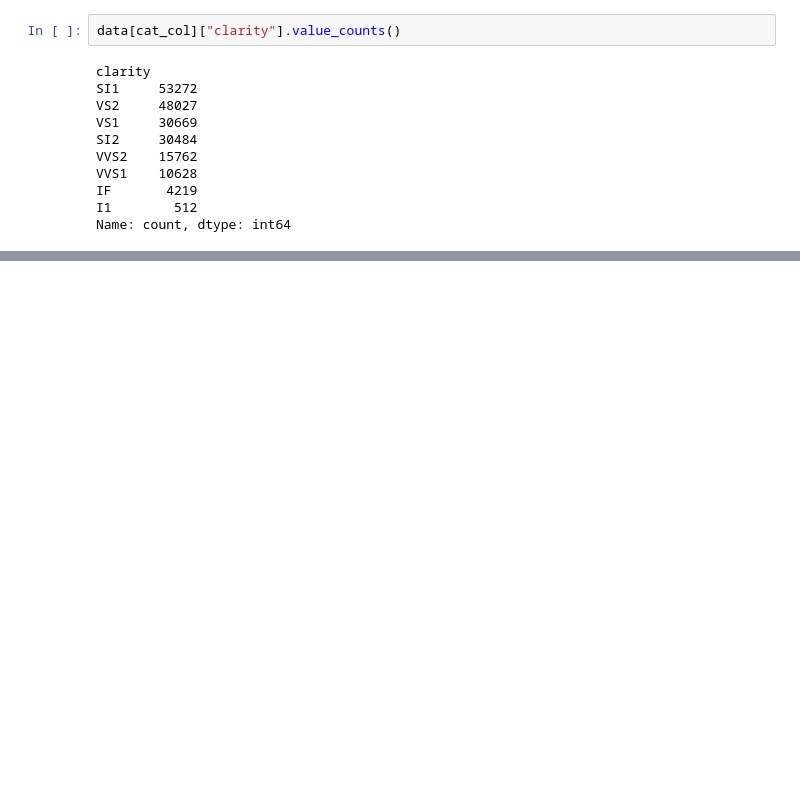
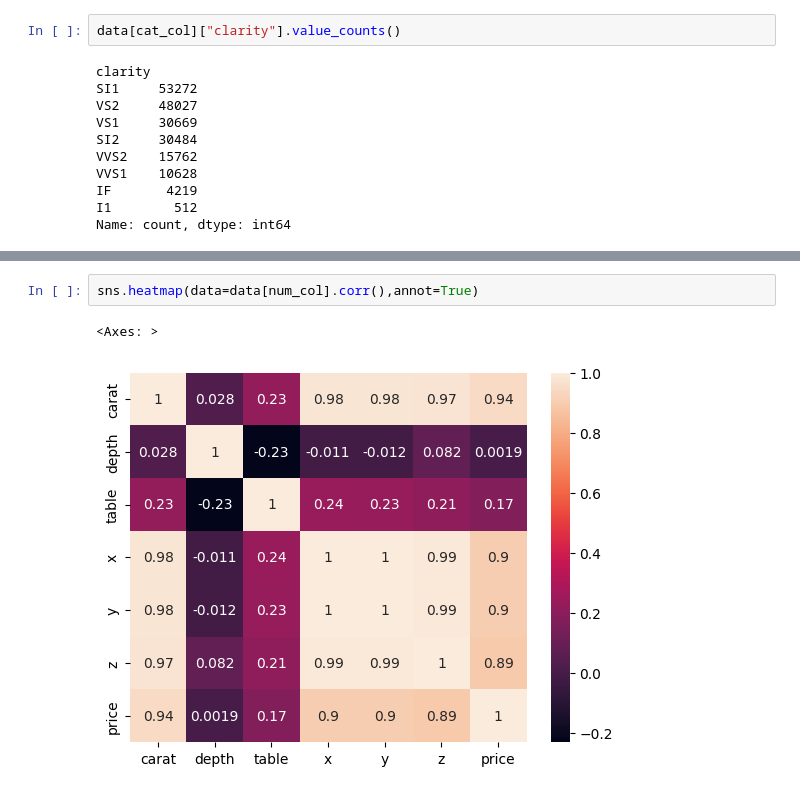
Before and after one commit to sambath-kumar/FSDM-project-Setup, a Jupyter notebook: notebooks/research.ipynb, the cells around one changed output, grey strips where cells are left out. Saved outputs shown, nothing was run; the diff lists cells and outputs as text; blank space fills up the shorter version.

```diff
--- a/notebooks/research.ipynb
+++ b/notebooks/research.ipynb
@@ -114,0 +152,5 @@ Name: count, dtype: int64
+# %%
+sns.heatmap(data=data[num_col].corr(),annot=True)
+# %% [output]
+<Axes: >
+[figure, added]
```
Also changed, not shown: parts of 6 cells of this notebook, 1 other file.
